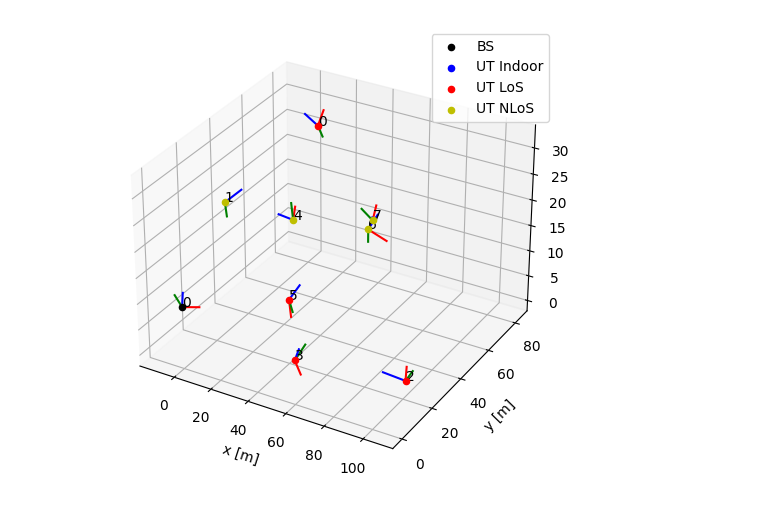
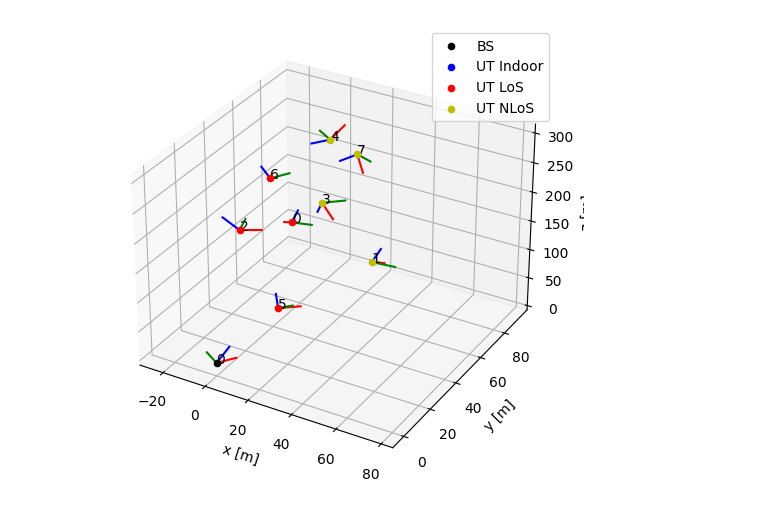
Before and after one commit to gab-mq/mimo-sionna, a Jupyter notebook: uav.ipynb, the cells around one changed output. Drawn from its saved outputs; the diff is of its cells as text; code cells hidden in the pictures.

```diff
--- a/uav.ipynb
+++ b/uav.ipynb
@@ -10,0 +5,20 @@ NUM_STREAMS_PER_TX = 2
+# %%
+BATCH_SIZE = 1
+NUM_BS_ANT = 4
+NUM_UT = 8
+NUM_STREAMS_PER_TX = 2
+
+NUM_BITS_PER_SYMBOL = 2
+CODERATE = 0.5
+NUM_CODED_BITS = 256
+NUM_INFO_BITS = int(NUM_CODED_BITS * CODERATE)
+
+EBNO_DB = 10
+
+snrs = np.linspace(-5,20,26)
+
+BS_HEIGHT = 15.0
+MAX_UT_HEIGHT = 300
+MIN_UT_HEIGHT = 22.5
+
+CARRIER_FREQUENCY = 1.9e9
@@ -36,10 +68,8 @@ ldpc_decoder = sn.fec.ldpc.LDPC5GDecoder(encoder=ldpc_encoder, hard_out=True)
 # %%
-CARRIER_FREQUENCY = 2.6e9
-
 ut_array = sn.channel.tr38901.Antenna(
     polarization='single',
     polarization_type='V',
-    antenna_pattern='38.901',
+    antenna_pattern='omni',
     carrier_frequency=CARRIER_FREQUENCY
 )
 
@@ -54,25 +84,26 @@ bs_array = sn.channel.tr38901.AntennaArray(
 # %%
 channel_model=sn.channel.tr38901.UMi(
   carrier_frequency=CARRIER_FREQUENCY,
   o2i_model='low',
   ut_array=ut_array,
   bs_array=bs_array,
   direction='uplink',
   enable_pathloss=False,
   enable_shadow_fading=False
 )
 
 topology = sn.channel.gen_single_sector_topology(
     batch_size=BATCH_SIZE,
     indoor_probability=0,
     num_ut=NUM_UT,
     scenario='umi',
     bs_height=BS_HEIGHT,
     max_ut_height=MAX_UT_HEIGHT,
+    min_ut_height=MIN_UT_HEIGHT
 )
 
 channel_model.set_topology(*topology)
 
 channel_model.show_topology();
 # %% [output]
-[figure, old version]
+[figure, new version]
```
Also changed, not shown: parts of 7 cells of this notebook, 2 other files.
